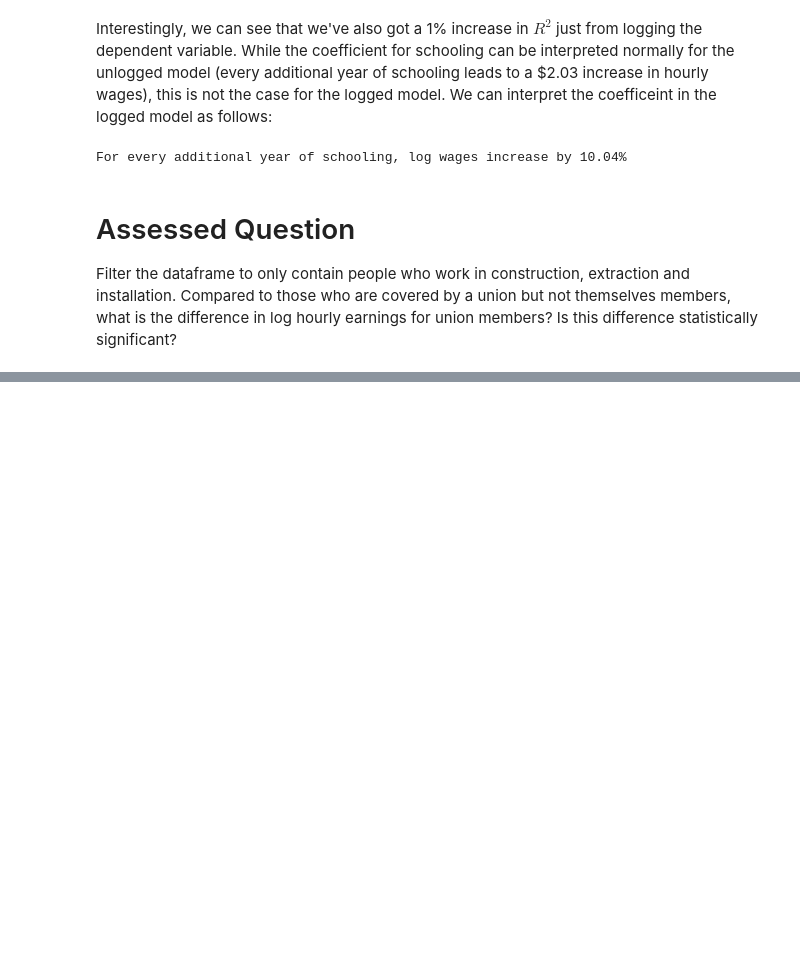
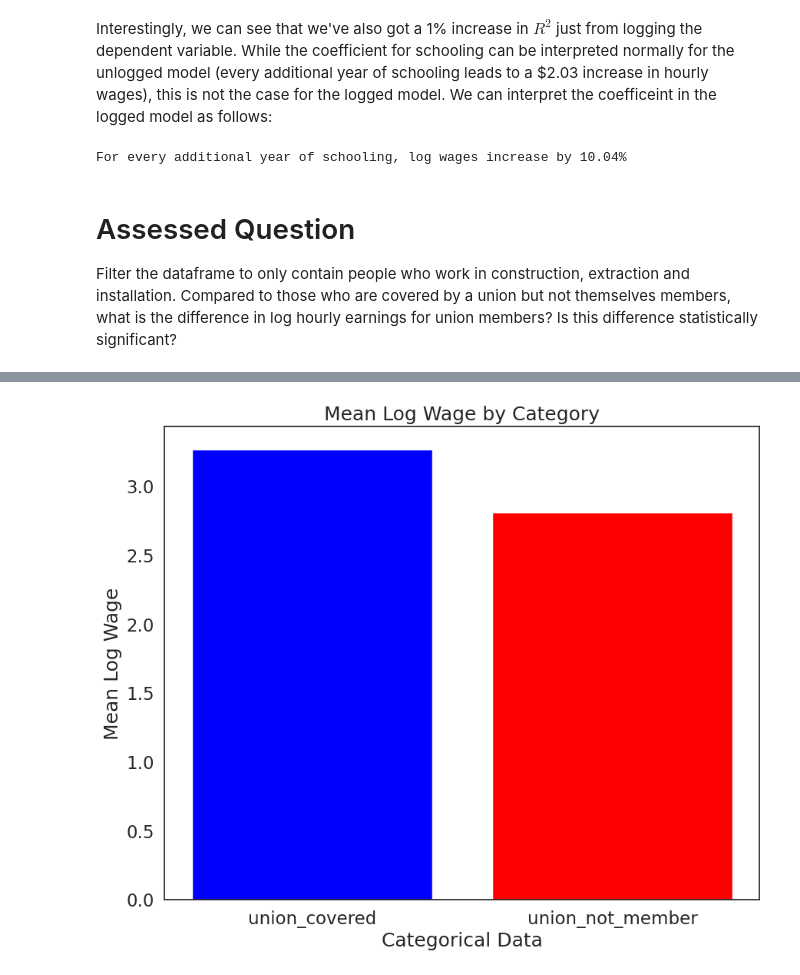
Before and after one commit to NoahGal-19/QM2, a Jupyter notebook: notebooks/W07. Linear Regression.ipynb, the cells around one changed output, grey strips where cells are left out. Cells and saved outputs as stored; diff of their text form; code cells hidden in the pictures; blank space fills up the shorter version.

```diff
--- a/notebooks/W07. Linear Regression.ipynb
+++ b/notebooks/W07. Linear Regression.ipynb
@@ -582,0 +595,18 @@ Filter the dataframe to only contain people who work in construction, extraction
+# %%
+occupation_specification_df = reg_df[reg_df['occupation'] == 'Consruction, Extraction, Installation']
+occupation_specification_df.head()
+
+union_covered = occupation_specification_df[occupation_specification_df['union'] == 2]
+
+union_not_member = occupation_specification_df[occupation_specification_df['union'] == 3]
+# %%
+summary_stats_union = union_covered.describe().round(2)
+print(summary_stats_union)
+summary_stats_union_not_member = union_not_member.describe().round(2)
+print(summary_stats_union_not_member)
+
+mean_union_covered=summary_stats_union[summary_stats_union.index == 'mean']
+mean_union_not_member=summary_stats_union_not_member[summary_stats_union_not_member.index == 'mean']
+
+mean_union_covered_log_wage = mean_union_covered['logwage']
+mean_union_not_member_log_wage = mean_union_not_member['logwage']
@@ -582,0 +632,10 @@ Filter the dataframe to only contain people who work in construction, extraction
+# %%
+categorical_data = ['union_covered', 'union_not_member']
+categorical_data_values = [mean_union_covered_log_wage.values[0], mean_union_not_member_log_wage.values[0]]
+plt.bar(categorical_data, categorical_data_values, color=['blue', 'red'])
+plt.xlabel('Categorical Data')
+plt.ylabel('Mean Log Wage')
+plt.title('Mean Log Wage by Category')
+plt.show()
+# %% [output]
+[figure, added]
```
Also changed, not shown: parts of 13 cells of this notebook.
